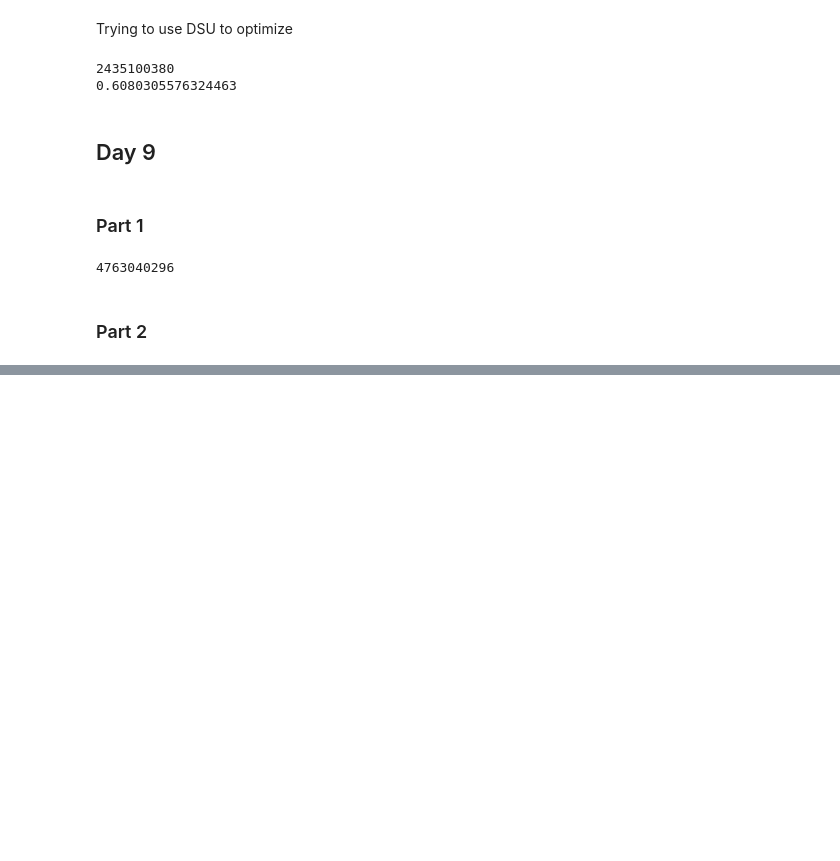
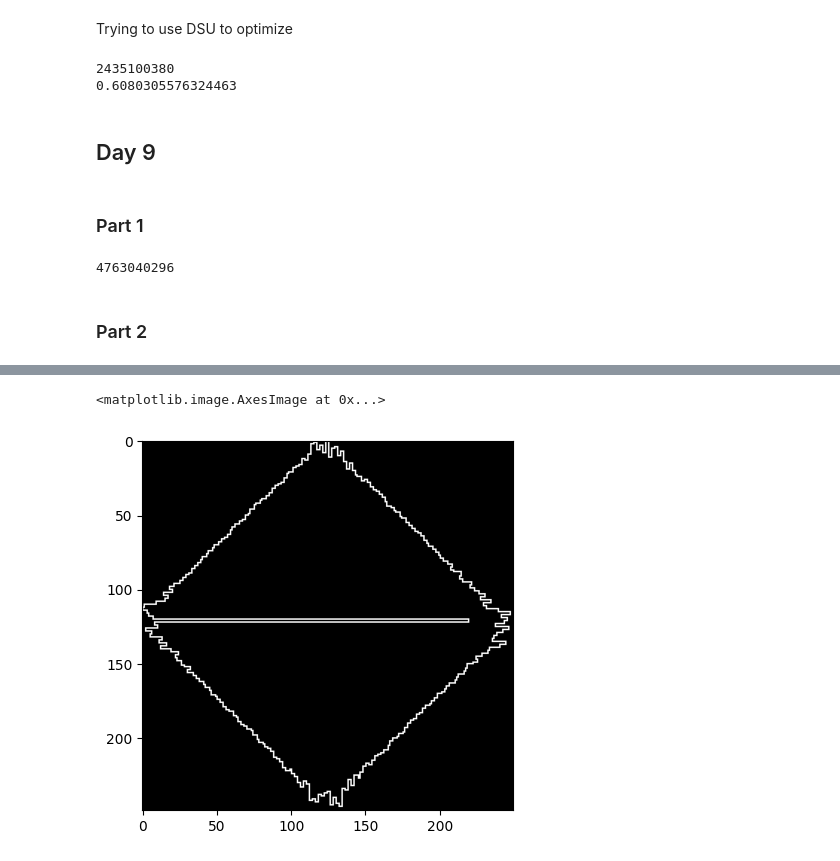
Before and after one commit to Iker-Avila-Arenas/AdventOfCode, a Jupyter notebook: 2025/day1-8.ipynb, the cells around one changed output, grey strips where cells are left out. Drawn from its saved outputs; the diff is of its cells as text; code cells hidden in the pictures; blank space fills up the shorter version.

```diff
--- a/2025/day1-8.ipynb
+++ b/2025/day1-8.ipynb
@@ -1660,13 +1521,4 @@ True
 # %%
-with open("day9.txt") as f:
-    input = f.read()
-
-input = input.split("\n") # n
-tuples = []
-for t in input: # n
-    x, y = [int(i) for i in t.split(",")]
-    tuples.append((x,y))
-
 areas = []
 # calculate all areas
 for t_idx in range(len(tuples)): # n
@@ -1681,3 +1533,4 @@ for t_idx in range(len(tuples)): # n
 areas.sort(key=lambda a:-a[2]) #mlogm -- still reasonable, runs in 0.1s
 
 # iterate from largest area to smalles until a valid area is found
+# I need an algorithm to determine if an area is valid
@@ -1703,0 +1537,70 @@ areas
+# %%
+# coordinate compression:
+# to avoid going through all possible values we can just check which values of x and y actually have information
+unique_x = sorted(set([t[0] for t in tuples]))
+unique_y = sorted(set([t[1] for t in tuples]))
+# and rename the positions in tuple with the index in unique
+tuples_compressed = []
+for t in tuples:
+    tuples_compressed.append((unique_x.index(t[0]),unique_y.index(t[1]))) #multiply by 2 to avoid stacking them contiguously
+# Now the total size has been decreased to 500x500 instead of 100000x100000
+# %%
+# Create a matrix with all the points in the new geometry
+compressed_map = [[0 for i in range(-1,len(unique_x)+1)] for i in range(-1,1+len(unique_y))] #add 1 padding
+# Create the border
+pt = tuples_compressed[-1]
+for t in tuples_compressed:
+    if pt[0]==t[0]: # same x is a column
+        for j in range(min(pt[1],t[1]),max(pt[1],t[1])+1):
+            compressed_map[j][t[0]] = 1
+    else: # same y is a row
+        for i in range(min(pt[0],t[0]),max(pt[0],t[0])+1):
+            compressed_map[t[1]][i] = 1
+    pt = t
+plt.imshow(compressed_map, cmap=plt.cm.gray)
+
+# Define the inside
+# Iterate every row, starting from outside the shape, and identifying when getting in
+# and fill new matrix with the filling + the border
+new_compressed_map = [row[:] for row in compressed_map]
+for j in range(len(compressed_map)):
+    prev = 0
+    inside = False
+    der_idx = []
+    # calculate the derivatives, each positive derivative must come with a negative derivative later (closed shape)
+    # so even indices of der_idx correspond to + and odd to - derivatives
+    # When a derivative is encountered, it means there is a column there
+    for i in range(len(compressed_map[0])):
+        d=compressed_map[j][i]-prev
+        if d==1 or d==-1:
+            der_idx.append(i)
+        prev = compressed_map[j][i]
+    # for any given point, count the column crossing, if odd inside, if even outside
+    # a column is crossed only in step-shapes, not in U-shapes
+    cross = []
+    for idx in range(1,len(der_idx),2):
+        current = der_idx[idx]-1
+        prev = der_idx[idx-1]
+        if compressed_map[j-1][current]==1 and compressed_map[j+1][current]==1: #thin case, where the border is one pixel
+            if current-prev !=1: # it is only thin if current and prev are not contiguous
+                cross.append(current)
+        elif compressed_map[j-1][current]==1 and compressed_map[j+1][prev]==1:
+            cross.append(current)
+        elif compressed_map[j+1][current]==1 and compressed_map[j-1][prev]==1:
+            cross.append(current)
+
+
+    crossings = 0
+    for i in range(len(compressed_map[0])):
+        if i in cross:
+            crossings+=1
+        else:
+            if compressed_map[j][i]!=1:
+                new_compressed_map[j][i]=crossings%2==1
+
+compressed_map=new_compressed_map
+plt.figure()
+plt.imshow(compressed_map, cmap=plt.cm.gray)
+# %% [output]
+<matplotlib.image.AxesImage at 0x...>
+[figure, added]
```
Also changed, not shown: parts of 21 cells of this notebook.
